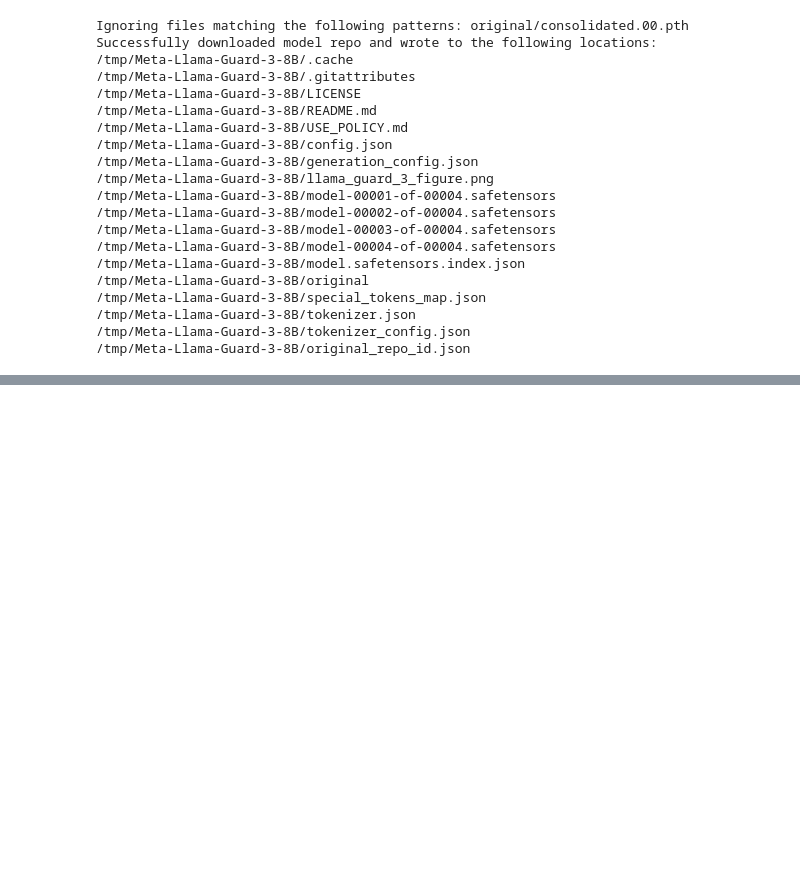
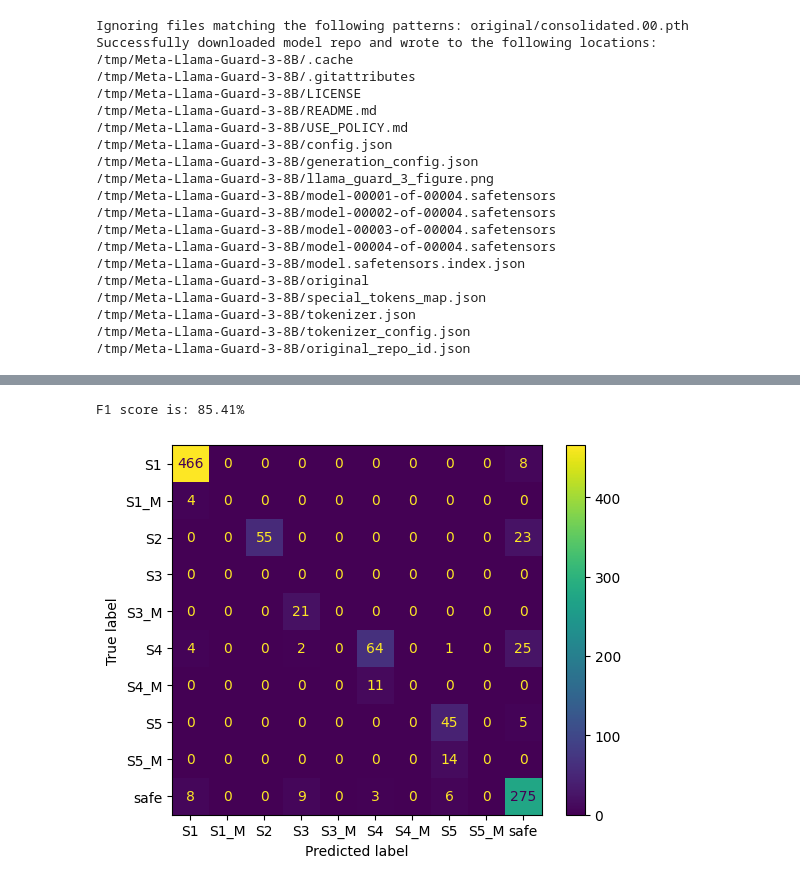
Before and after one commit to vikkubaligas/llama-cookbook, a Jupyter notebook: getting-started/responsible_ai/llama_guard/llama_guard_finetuning_multiple_violations_with_torchtune.ipynb, the cells around one changed output, grey strips where cells are left out. Saved outputs shown, nothing was run; the diff lists cells and outputs as text; code cells hidden in the pictures; blank space fills up the shorter version.

Commit message:
update the notebook with identifying multiple PII violations

```diff
--- a/getting-started/responsible_ai/llama_guard/llama_guard_finetuning_multiple_violations_with_torchtune.ipynb
+++ b/getting-started/responsible_ai/llama_guard/llama_guard_finetuning_multiple_violations_with_torchtune.ipynb
@@ -388,13 +402,0 @@ We create pairwise violations as above for the validation dataset
-# %%
-import datasets
-
-val_dataset = datasets.load_dataset("lmsys/toxic-chat", 'toxicchat0124', split="test")
-
-jsonl_v_data = [];
-for x in val_dataset.to_iterable_dataset():
-
-    jsonl_v_data.append({
-            "prompt":x['user_input'],
-            "label": "safe" if x['toxicity'] == 0 else "unsafe",
-            "unsafe_content": mapTcCategoriesToLGCategories(x['openai_moderation']),
-            })
@@ -670,0 +420,28 @@ Counter({'safe': 4698, 'unsafe\n012': 210, 'unsafe\n010': 90, 'unsafe\n01': 65,
+# %%
+count = 0
+json_v_data = []
+errors = []
+for x in val_dataset.to_iterable_dataset():
+
+    labels = []
+    for item in x['mbert_bio_labels']:
+        for key in VAL_MAPPING.keys():
+            if key in item:
+                labels.append(VAL_MAPPING[key])
+    labels = list(set(labels))
+    if not labels:
+        output = "safe"
+    else:
+        # Lets only look at prompts with single violations
+        if len(labels) > 1:
+            continue
+        output = "unsafe\n" + ",".join(labels)
+
+    count += 1
+    if count >=1000:
+        break
+
+    json_v_data.append({
+        "prompt":x['source_text'],
+        "output":output,
+    })
@@ -670,0 +552,5 @@ Counter({'safe': 4698, 'unsafe\n012': 210, 'unsafe\n010': 90, 'unsafe\n01': 65,
+# %%
+validate_safety(json_v_data)
+# %% [output]
+F1 score is: 85.41%
+[figure, added]
```
Also changed, not shown: parts of 52 cells of this notebook, 2 other files.
